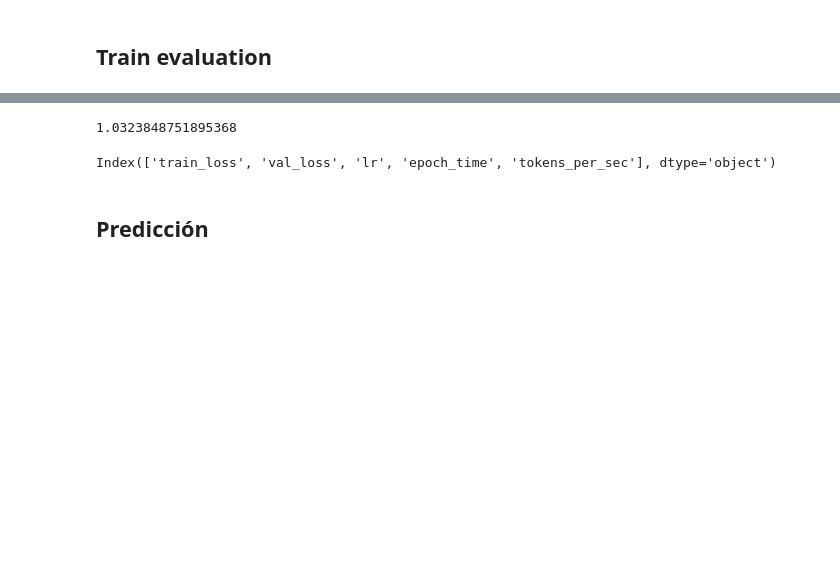
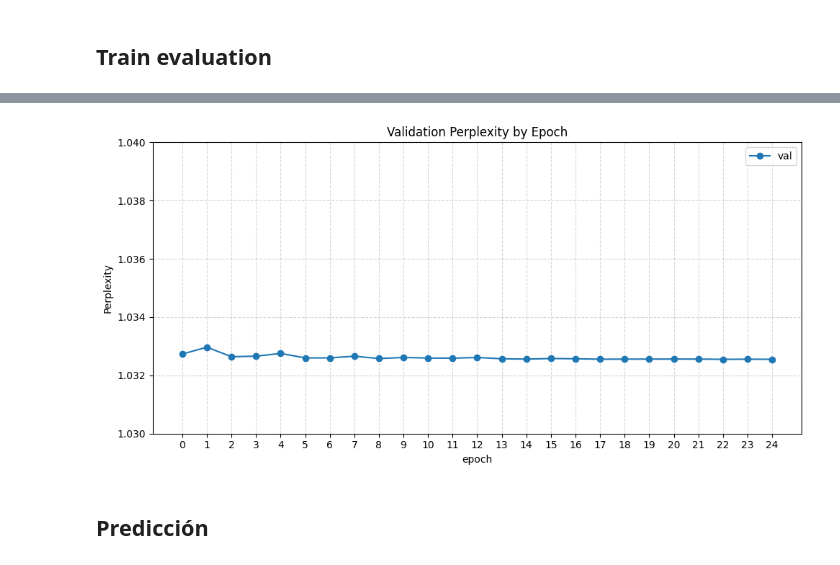
Before and after one commit to gefero/land2vec, a Jupyter notebook: notebooks/prueba_1.ipynb, the cells around one changed output, grey strips where cells are left out. Cells and saved outputs as stored; diff of their text form; code cells hidden in the pictures; blank space fills up the shorter version.

```diff
--- a/notebooks/prueba_1.ipynb
+++ b/notebooks/prueba_1.ipynb
@@ -266,19 +277,17 @@ plt.show()
 # %%
 fig, ax = plt.subplots(figsize=(10, 5))
 ax.plot(train_results["val_ppl"], label="val", marker="o")
+ax.set_ylim(1.03, 1.04)
 ax.set_xlabel("epoch")
-ax.set_ylabel("ppl")
+ax.set_ylabel("Perplexity")
 ax.set_xticks(range(len(train_results["val_ppl"])))
 ax.grid(True, linestyle='--', alpha=0.5)
+plt.title("Validation Perplexity by Epoch")
 plt.tight_layout()
 plt.legend()
 plt.show()
 # %% [output]
-1.0323848751895368
+[figure, added]
-# %%
-train_results.columns
-# %% [output]
-Index(['train_loss', 'val_loss', 'lr', 'epoch_time', 'tokens_per_sec'], dtype='object')
 # %% [markdown]
 ## Predicción
 # %%
```
Also changed, not shown: parts of 20 cells of this notebook.
